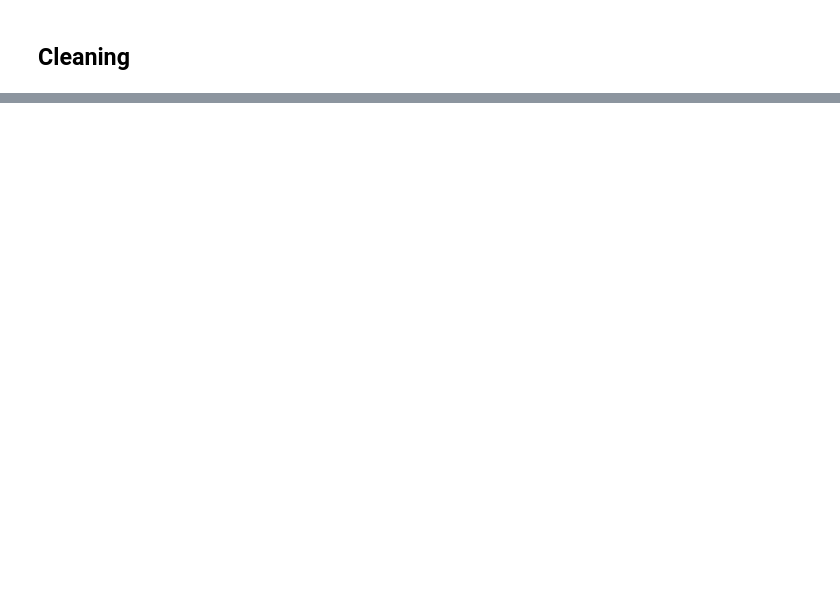
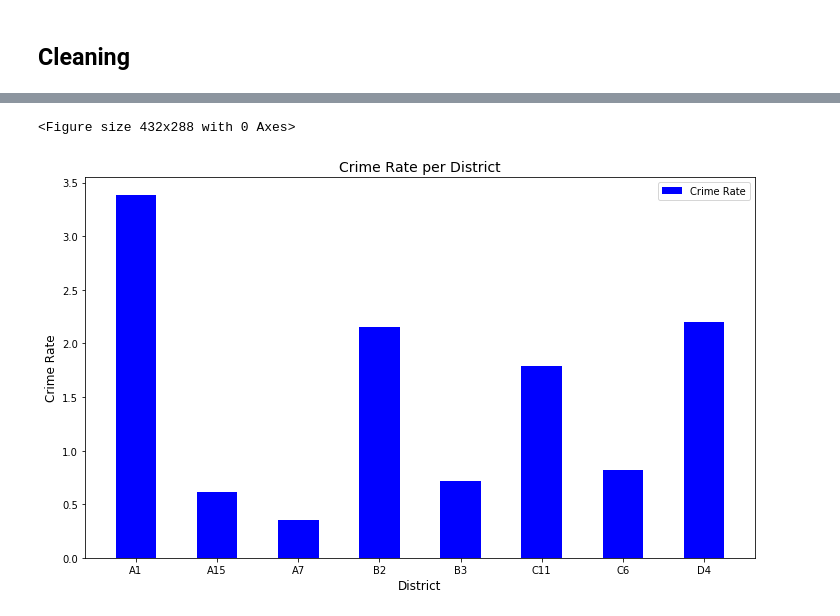
Before and after one commit to Prakhar-Saxena/INFO212-FinalProject, a Jupyter notebook: Final Project.ipynb, the cells around one changed output, grey strips where cells are left out. Saved outputs shown, nothing was run; the diff lists cells and outputs as text; code cells hidden in the pictures; blank space fills up the shorter version.

```diff
--- a/Final Project.ipynb
+++ b/Final Project.ipynb
@@ -94,0 +224,20 @@ NameError: name 'weatherCrime' is not defined
+# %%
+# Population list
+pop_list = [i.replace(",","") for i in income_dst["POPULATION"].values]
+
+crime_pop = incident_count_cut
+crime_pop["Population"] = pop_list
+crime_pop["Crime Rate"] = crime_pop["Incident Count"]/crime_pop["Population"].astype('int')
+
+# Plotting
+fig = plt.figure()
+ax = crime_pop.plot.bar(x="DISTRICT", y="Crime Rate", color='blue', figsize=(12,7))
+ax.set_title("Crime Rate per District", size=14)
+ax.set_xticklabels(crime_pop["DISTRICT"], rotation=360)
+ax.set_xlabel("District", size=12)
+ax.set_ylabel("Crime Rate", size=12)
+ax.autoscale(tight=False)
+plt.show()
+# %% [output]
+<Figure size 432x288 with 0 Axes>
+[figure, added]
```
Also changed, not shown: parts of 41 cells of this notebook.
